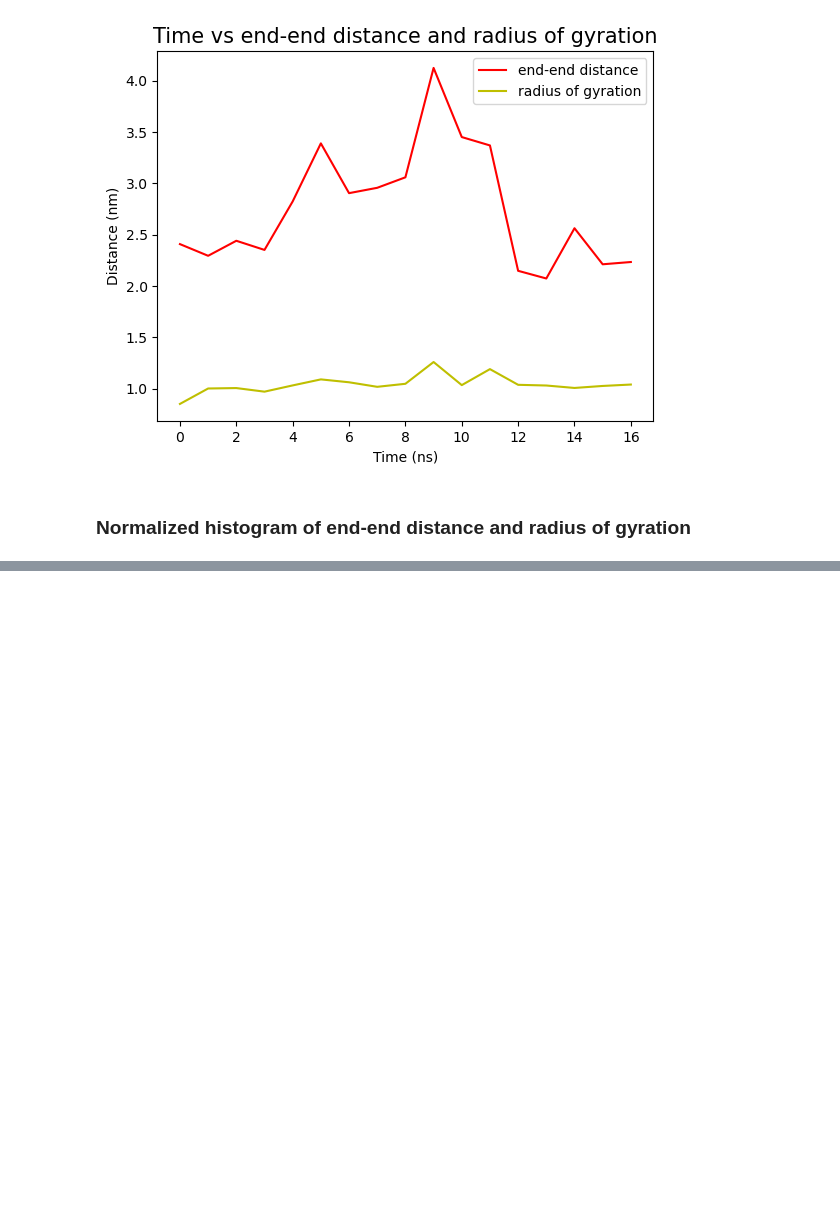
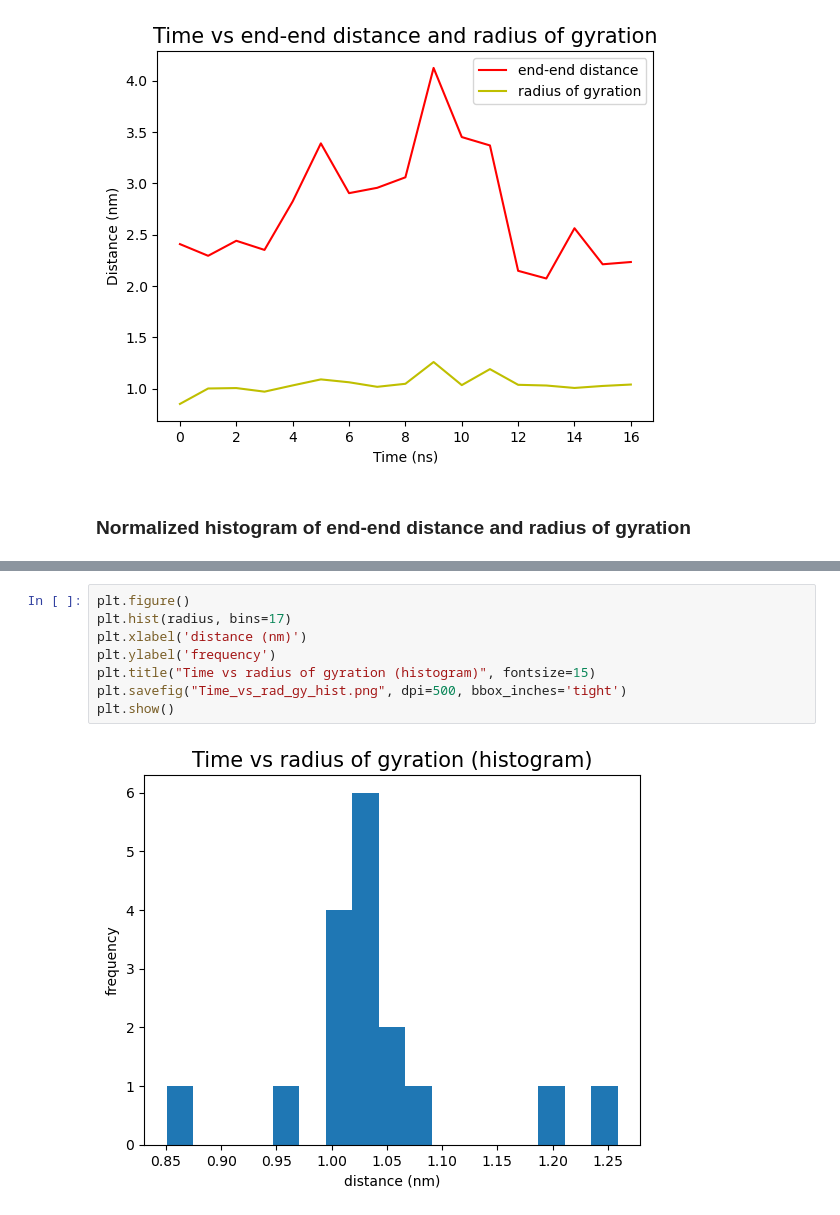
Before and after one commit to WeiJunZhou23/comp-lab-class, a Jupyter notebook: Week2/Analysis/end_end_plot_091422.ipynb, the cells around one changed output, grey strips where cells are left out. Cells and saved outputs as stored; diff of their text form; blank space fills up the shorter version.

```diff
--- a/Week2/Analysis/end_end_plot_091422.ipynb
+++ b/Week2/Analysis/end_end_plot_091422.ipynb
@@ -105,0 +105,10 @@ plt.show()
+# %%
+plt.figure()
+plt.hist(radius, bins=17)
+plt.xlabel('distance (nm)')
+plt.ylabel('frequency')
+plt.title("Time vs radius of gyration (histogram)", fontsize=15)
+plt.savefig("Time_vs_rad_gy_hist.png", dpi=500, bbox_inches='tight')
+plt.show()
+# %% [output]
+[figure, added]
```
Also changed, not shown: parts of 1 cell of this notebook, 12 other files.
